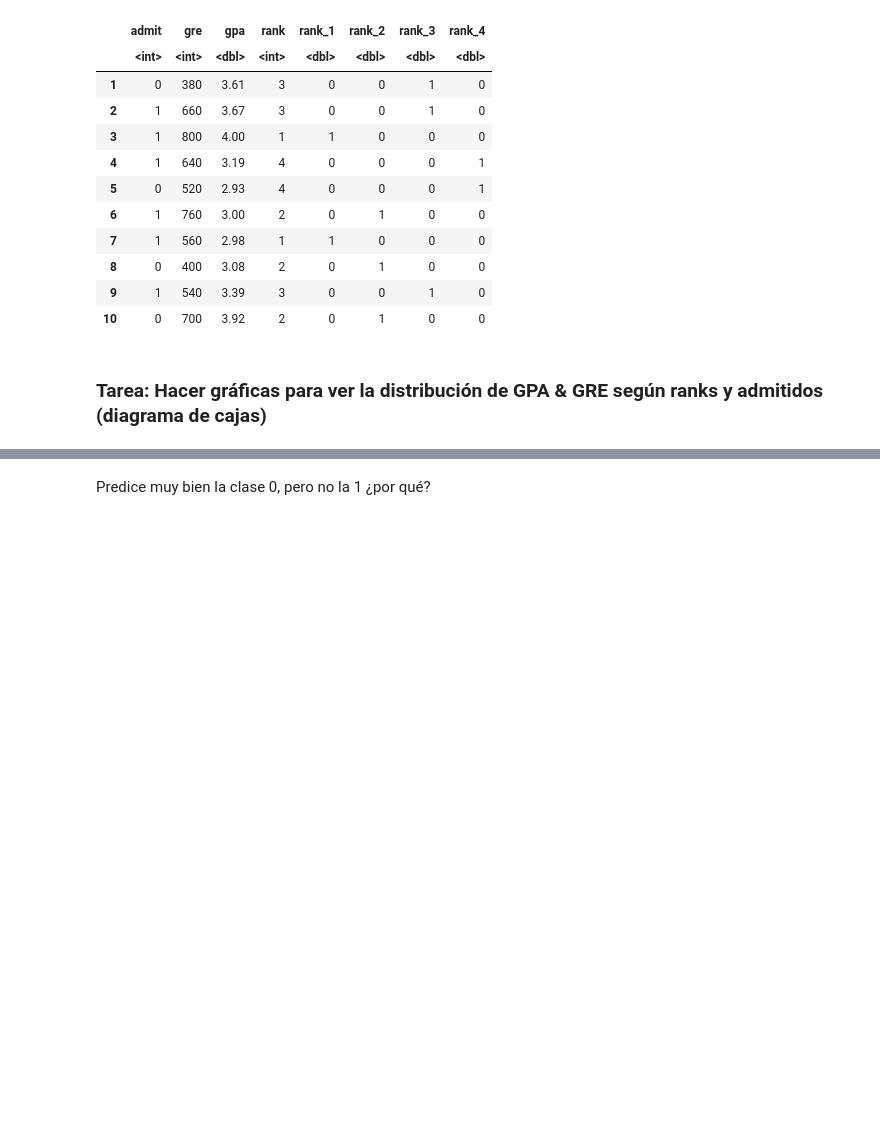
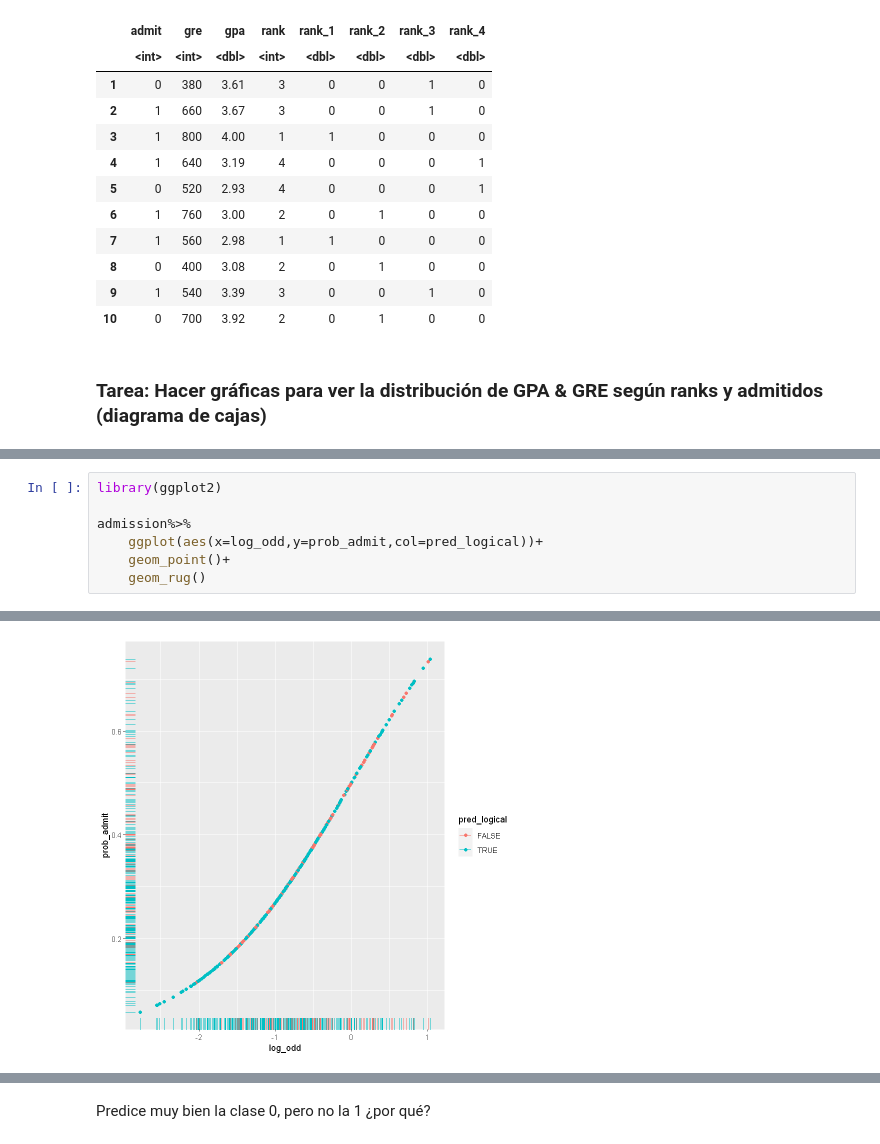
Before and after one commit to aramseries/Regresion_logistica, a Jupyter notebook: Regresion_logis.ipynb, the cells around one changed output, grey strips where cells are left out. Saved outputs shown, nothing was run; the diff lists cells and outputs as text; blank space fills up the shorter version.

```diff
--- a/Regresion_logis.ipynb
+++ b/Regresion_logis.ipynb
@@ -462,0 +577,8 @@ matrix_val
+# %%
+library(ggplot2)
+
+admission%>%
+    ggplot(aes(x=log_odd,y=prob_admit,col=pred_logical))+
+    geom_point()+
+    geom_rug()
+# %% [output]
@@ -462,0 +587 @@ matrix_val
+[figure, added]
```
Also changed, not shown: parts of 68 cells of this notebook.
